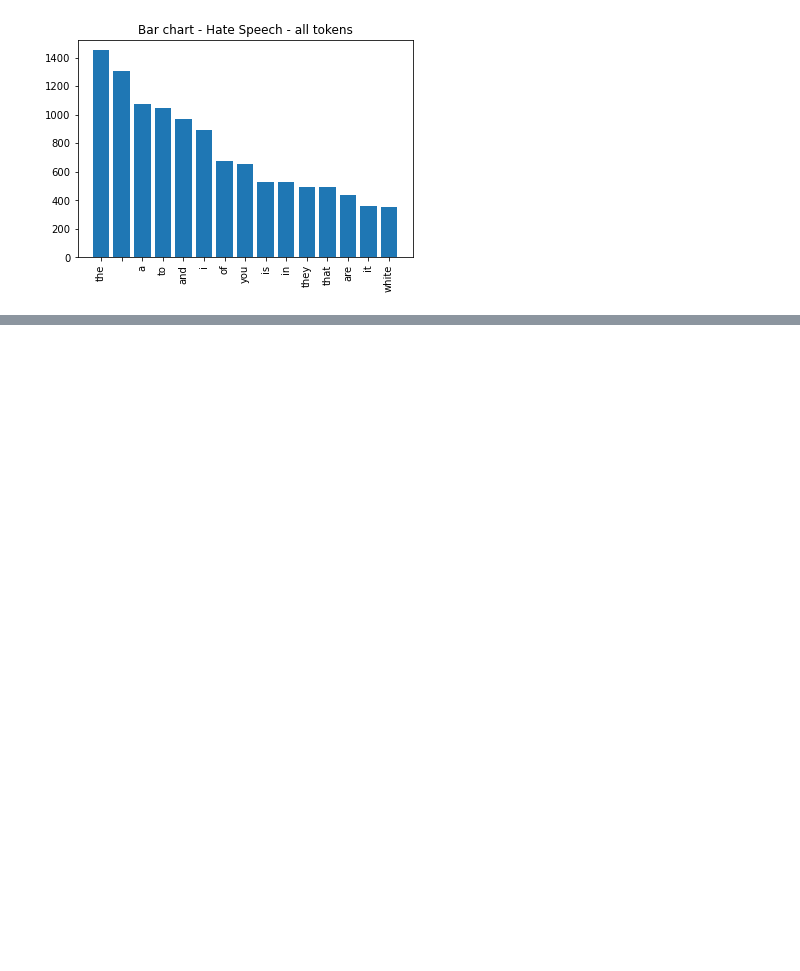
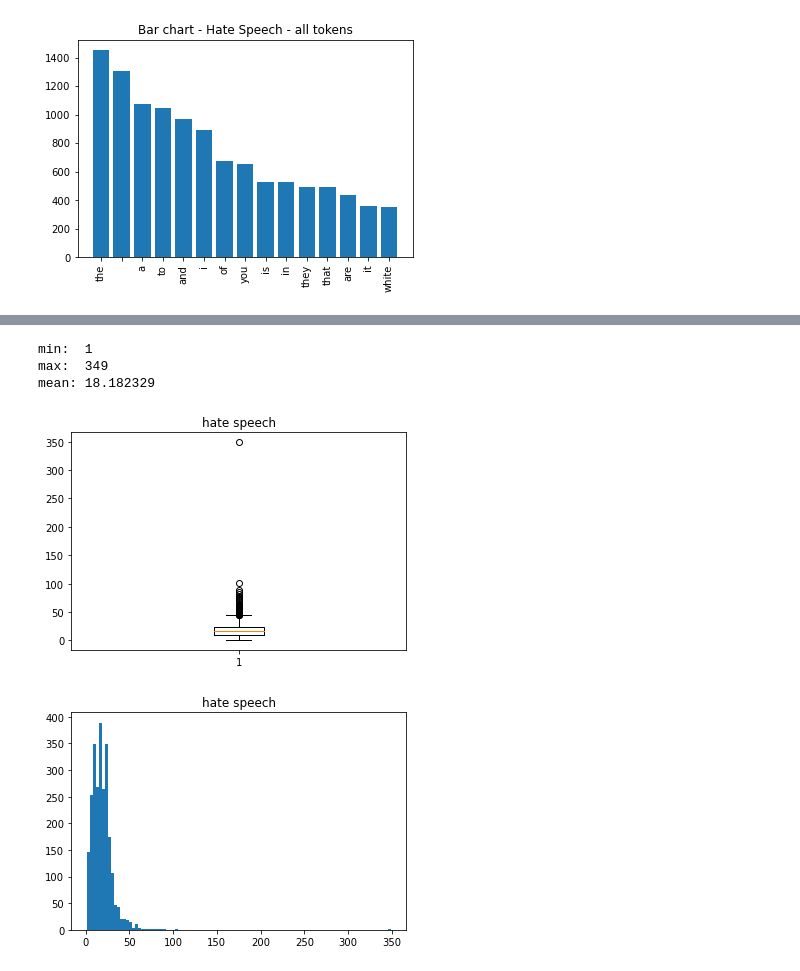
Before and after one commit to fidsusj/HateSpeechDetection, a Jupyter notebook: src/data_visualization.ipynb, the cells around one changed output, grey strips where cells are left out. Drawn from its saved outputs; the diff is of its cells as text; code cells hidden in the pictures; blank space fills up the shorter version.

```diff
--- a/src/data_visualization.ipynb
+++ b/src/data_visualization.ipynb
@@ -126,0 +161,8 @@ create_visualizations(non_hate_speech, "Non-Hate Speech", n=15)
+# %%
+word_count_overview(hate_speech["all_tokens"], title="hate_speech-all_tokens")
+# %% [output]
+min:  1
+max:  349
+mean: 18.182329
+[figure, added]
+[figure, added]
```
Also changed, not shown: parts of 4 cells of this notebook, 6 other files.
